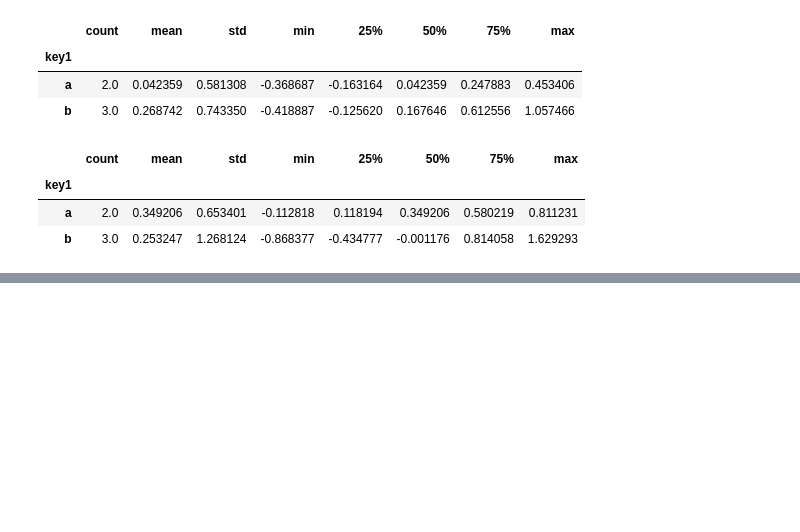
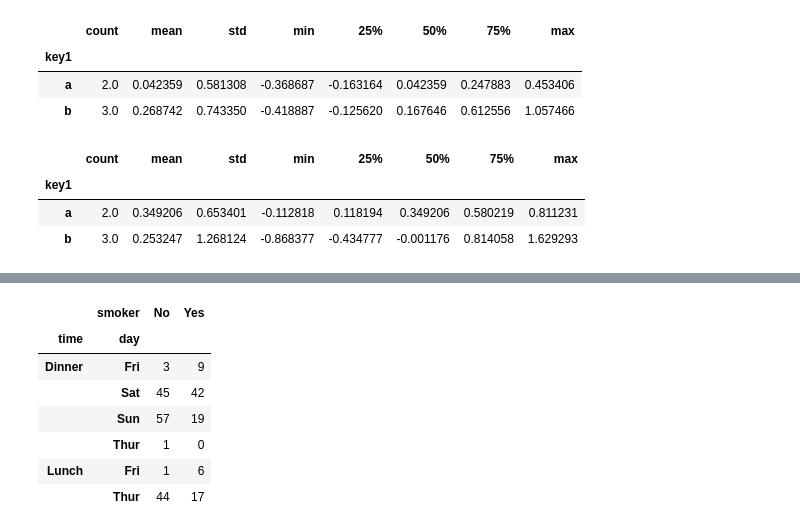
Before and after one commit to up1/course-basic-python, a Jupyter notebook: notebook/data_aggregation_and_grouping.ipynb, the cells around one changed output, grey strips where cells are left out. Cells and saved outputs as stored; diff of their text form; code cells hidden in the pictures; blank space fills up the shorter version.

```diff
--- a/notebook/data_aggregation_and_grouping.ipynb
+++ b/notebook/data_aggregation_and_grouping.ipynb
@@ -261,0 +279,12 @@ grouped['data2'].describe()
+# %%
+# Crosstab with multiple index
+pd.crosstab([data.time, data.day], data.smoker)
+# %% [output]
+|  | smoker | No | Yes |
+| time | day |  |  |
+| Dinner | Fri | 3 | 9 |
+|  | Sat | 45 | 42 |
+|  | Sun | 57 | 19 |
+|  | Thur | 1 | 0 |
+| Lunch | Fri | 1 | 6 |
+|  | Thur | 44 | 17 |
```
Also changed, not shown: parts of 6 cells of this notebook.
